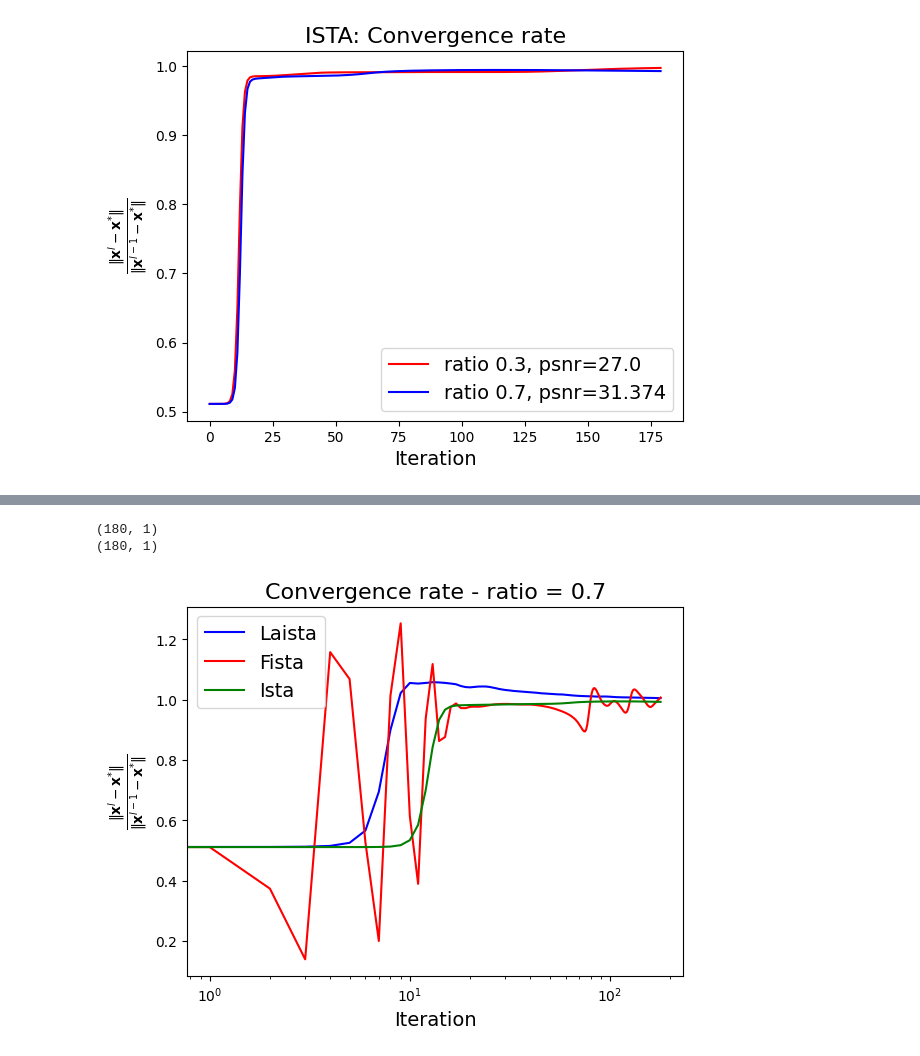
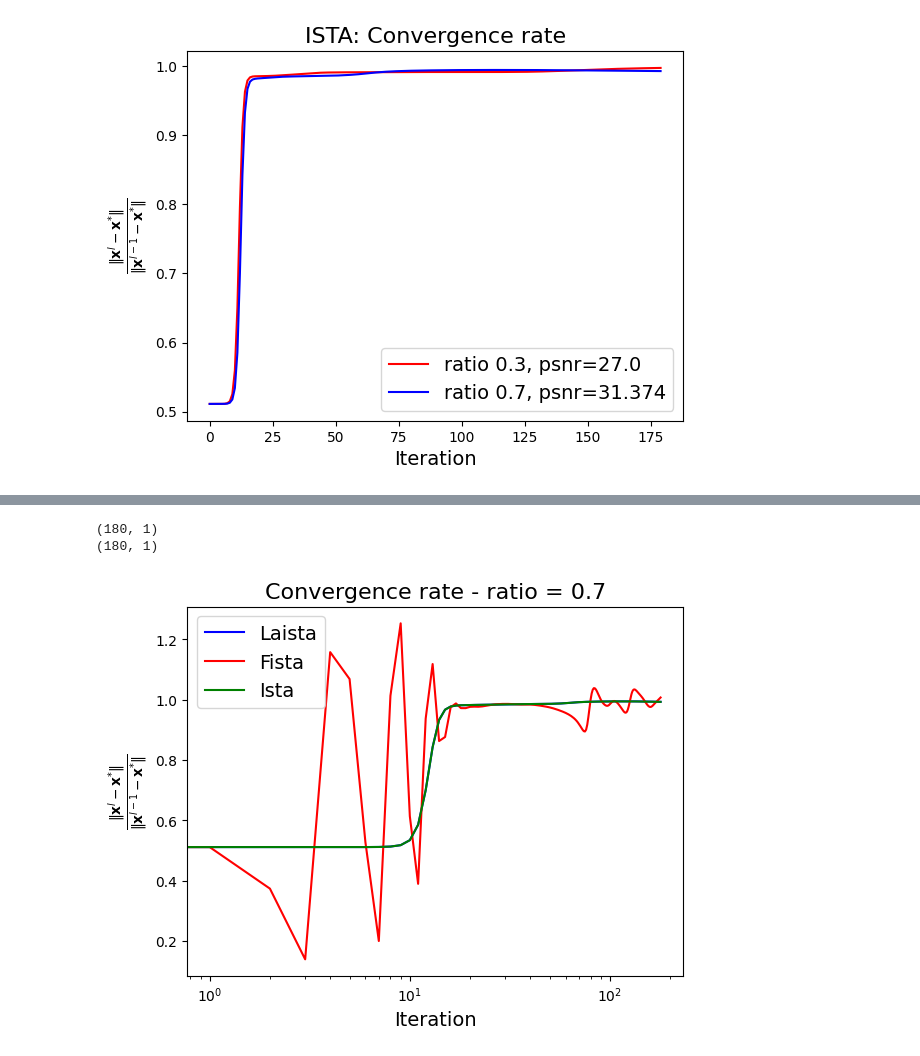
Before and after one commit to CarlosMogollon2211248/laista, a Jupyter notebook: graphs.ipynb, the cells around one changed output, grey strips where cells are left out. Cells and saved outputs as stored; diff of their text form; code cells hidden in the pictures.

```diff
--- a/graphs.ipynb
+++ b/graphs.ipynb
@@ -125,23 +125,23 @@ shape psnr: (180, 1), min = 8.227653503417969 in 179, max = 21.76597785949707 in
 # %%
 convergence_fista = np.load('metricas/Fista_convergence_rate0.7.npy')
 convergence_ista = np.load('metricas/Ista_convergence_rate0.7.npy')
 print(convergence_fista[:,0:1].shape)
 print(convergence_ista[:,0:1].shape)
 plt.figure()
-plt.plot(convergence_laista, color='b', label=f'Laista')
+plt.plot(convergence_laista[:,0:1], color='b', label=f'Laista')
 plt.plot(convergence_fista[:,0:1], color='r', label=f'Fista')
 plt.plot(convergence_ista[:,0:1], color='g', label=f'Ista')
 # plt.yscale('log')
 plt.xscale('log')
 plt.ylabel(r'$\frac{\|\mathbf{x}^{l} - \mathbf{x}^{*}\|}{\|\mathbf{x}^{l-1} - \mathbf{x}^{*}\|} $', fontsize=14)
 plt.xlabel(r'Iteration', fontsize=14)
 plt.legend(fontsize=14)
 plt.title('Convergence rate - ratio = 0.7', fontsize=16)
 plt.show()
 # %% [output]
 (180, 1)
 (180, 1)
-[figure, old version]
+[figure, new version]
 # %%
 change_fista = np.load('metricas/Fista_change_vector0.7.npy')
 change_ista = np.load('metricas/Ista_change_vector0.7.npy')
```
Also changed, not shown: parts of 4 cells of this notebook, 1 other file.
